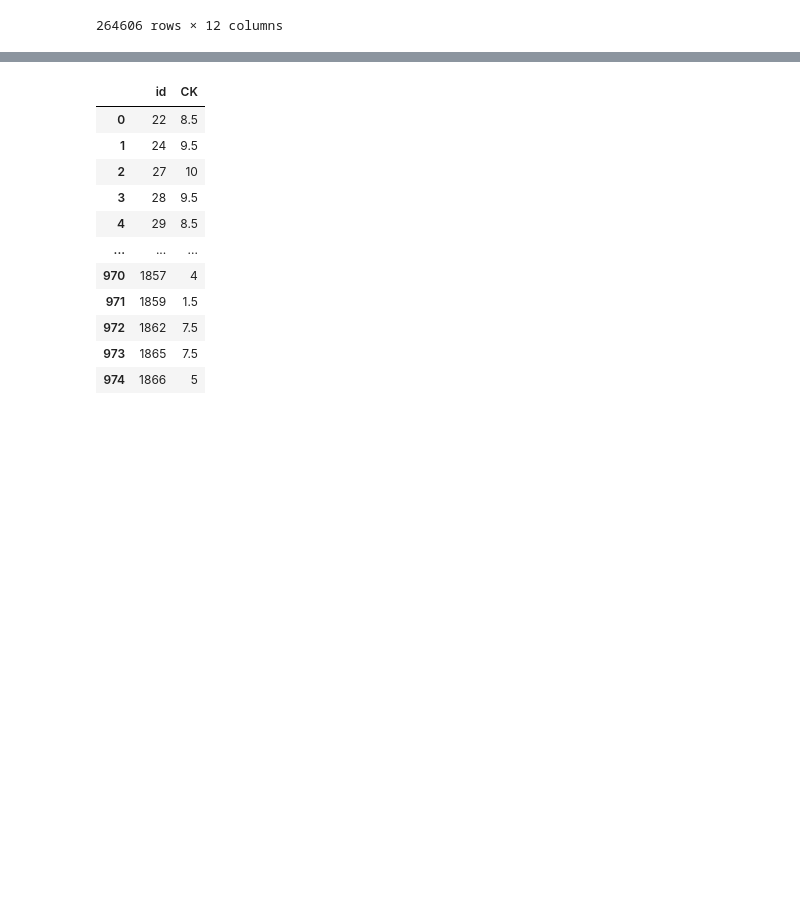
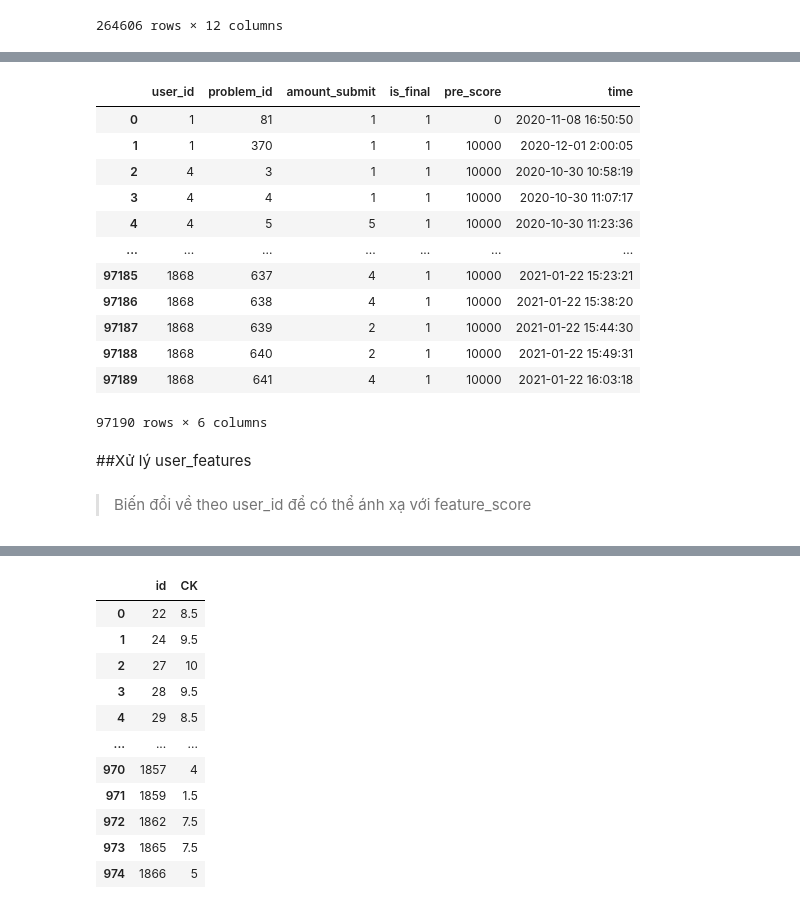
Before and after one commit to phutaekwondo/CS114.L21, a Jupyter notebook: duDoanDiemCuoiKy_homeWork/draft.ipynb, the cells around one changed output, grey strips where cells are left out. Drawn from its saved outputs; the diff is of its cells as text; code cells hidden in the pictures; blank space fills up the shorter version.

```diff
--- a/duDoanDiemCuoiKy_homeWork/draft.ipynb
+++ b/duDoanDiemCuoiKy_homeWork/draft.ipynb
@@ -113,0 +147,21 @@ data_score
+# %%
+user_feature = pd.read_csv('/content/drive/MyDrive/Colab Notebooks/user_feature.csv')
+user_feature
+# %% [output]
+|  | user_id | problem_id | amount_submit | is_final | pre_score | time |
+| 0 | 1 | 81 | 1 | 1 | 0 | 2020-11-08 16:50:50 |
+| 1 | 1 | 370 | 1 | 1 | 10000 | 2020-12-01 2:00:05 |
+| 2 | 4 | 3 | 1 | 1 | 10000 | 2020-10-30 10:58:19 |
+| 3 | 4 | 4 | 1 | 1 | 10000 | 2020-10-30 11:07:17 |
+| 4 | 4 | 5 | 5 | 1 | 10000 | 2020-10-30 11:23:36 |
+| ... | ... | ... | ... | ... | ... | ... |
+| 97185 | 1868 | 637 | 4 | 1 | 10000 | 2021-01-22 15:23:21 |
+| 97186 | 1868 | 638 | 4 | 1 | 10000 | 2021-01-22 15:38:20 |
+| 97187 | 1868 | 639 | 2 | 1 | 10000 | 2021-01-22 15:44:30 |
+| 97188 | 1868 | 640 | 2 | 1 | 10000 | 2021-01-22 15:49:31 |
+| 97189 | 1868 | 641 | 4 | 1 | 10000 | 2021-01-22 16:03:18 |
+97190 rows × 6 columns
+# %% [markdown]
+##Xử lý user_features
+# %% [markdown]
+> Biến đổi về theo user_id để có thể ánh xạ với feature_score
```
Also changed, not shown: parts of 26 cells of this notebook.
